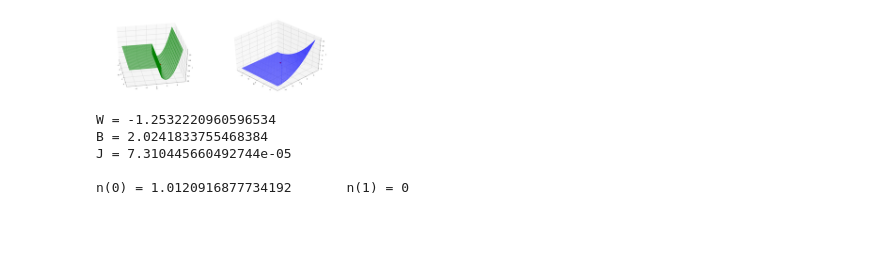
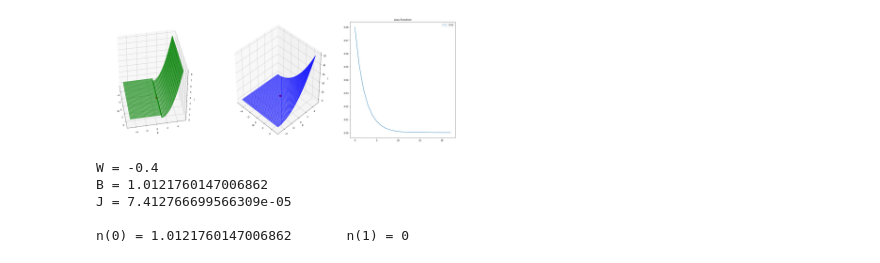
Before and after one commit to LuanAdemi/GFS-NN-2020, a Jupyter notebook: Gradientenverfahren.ipynb, the cells around one changed output. Cells and saved outputs as stored; diff of their text form; code cells hidden in the pictures; blank space fills up the shorter version.

```diff
--- a/Gradientenverfahren.ipynb
+++ b/Gradientenverfahren.ipynb
@@ -18,5 +22,5 @@ def f_prime(x):
     if x <= 1:
         return 0
     else:
-        return 1/2
+        return 1
 # %%
@@ -24,7 +28,7 @@ def f_prime(x):
 D = [[0,1],[1,0]]
 # %%
 # init Weights and Bias
-W, B = 0, 4
+W, B = 0, 2
 # %%
 # our "neuron"
 def n(x):
@@ -36,13 +40,15 @@ def J1(y1,y2):
 # %%
 def J(w,b,x,y):
     return 1/2 * (y - f(w * x + b))**2
+# %%
+loss_holder = []
 # %%
 def drawGradientStep(w,b):
 
     fig = plt.figure(figsize=(30,10))
 
     # first plot
-    axs1 = fig.add_subplot(1, 2, 1, projection='3d')
+    axs1 = fig.add_subplot(1, 3, 1, projection='3d')
 
     x = y = np.arange(-5.0, 5.0, 0.05)
     X, Y = np.meshgrid(x, y)
@@ -52,13 +58,13 @@ def drawGradientStep(w,b):
     axs1.plot_wireframe(X, Y, Z, color='green')
     axs1.view_init(40,-10)
 
-    axs1.scatter(w,b,J(w,b,0,1),c="r",s=100)
+    axs1.scatter(w,b,J(w,b,D[0][0],D[0][1]),c="r",s=100)
 
     axs1.set_xlabel('W')
     axs1.set_ylabel('B')
     axs1.set_zlabel('J')
 
-    axs2 = fig.add_subplot(1, 2, 2, projection='3d')
+    axs2 = fig.add_subplot(1, 3, 2, projection='3d')
     x = y = np.arange(-5.0, 5.0, 0.05)
     X, Y = np.meshgrid(x, y)
     zs = np.array([J(x,y,1,0) for x,y in zip(np.ravel(X), np.ravel(Y))])
@@ -67,43 +73,53 @@ def drawGradientStep(w,b):
     axs2.plot_wireframe(X, Y, Z, color='blue')
     axs2.view_init(40,-45)
 
-    axs2.scatter(w,b,J(w,b,1,0),c="r",s=100)
+    axs2.scatter(w,b,J(w,b,D[1][0],D[1][1]),c="r",s=100)
 
     axs2.set_xlabel('W')
     axs2.set_ylabel('B')
     axs2.set_zlabel('J')
 
+    loss_holder.append(J(w,b,D[0][0],D[0][1]))
+
+    axs3 = fig.add_subplot(1, 3, 3)
+    loss = axs3.plot(loss_holder, label='Loss')
+    axs3.legend(handles=loss, loc='best')
+    axs3.set_title('Loss-Function')
+
+
     plt.show()
-    print("W = " + str(w) + "\nB = " + str(b) + "\nJ = " + str(J(w,b,0,1)))
+
+    plt.show()
+    print("W = " + str(w) + "\nB = " + str(b) + "\nJ = " + str(J(w,b,D[0][0],D[0][1])))
     print("\nn(0) = " + str(n(0)) + "\tn(1) = " + str(n(1)))
 # %%
 # main loop
-alpha = 0.08
+alpha = 0.09
 
 
 for i in range(20000):
     W_gradient, B_gradient = 0,0
 
     for x,y_actual in D:
 
         Y = n(x)
 
         dJdY = (Y - y_actual)
         dYdW = x * f_prime(W * x + B)
         dYdB = f_prime(W * x + B)
 
         B_gradient += dJdY * dYdB
         W_gradient += dJdY * dYdW
 
     W = W - (alpha * W_gradient)
     B = B - (alpha * B_gradient)
 
     clear_output(wait=True)
     drawGradientStep(W,B)
 # %% [output]
-[figure, old version]
+[figure, new version]
-W = -1.2532220960596534
-B = 2.0241833755468384
-J = 7.310445660492744e-05
+W = -0.4
+B = 1.0121760147006862
+J = 7.412766699566309e-05
 
-n(0) = 1.0120916877734192       n(1) = 0
+n(0) = 1.0121760147006862       n(1) = 0
```
Also changed, not shown: parts of 3 cells of this notebook.
